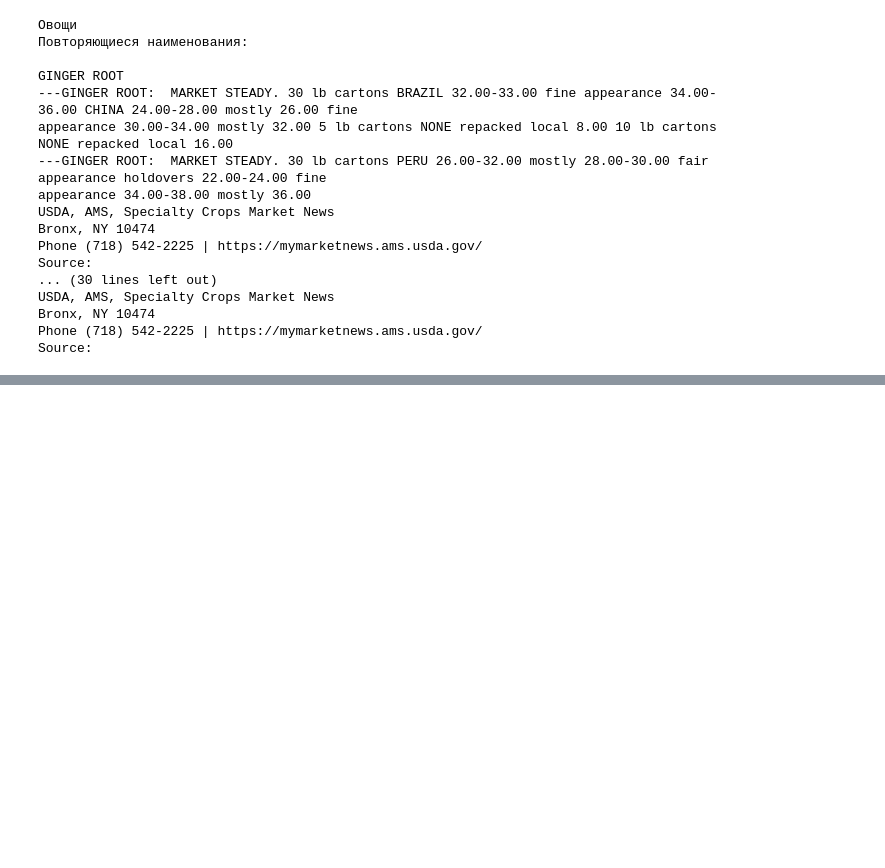
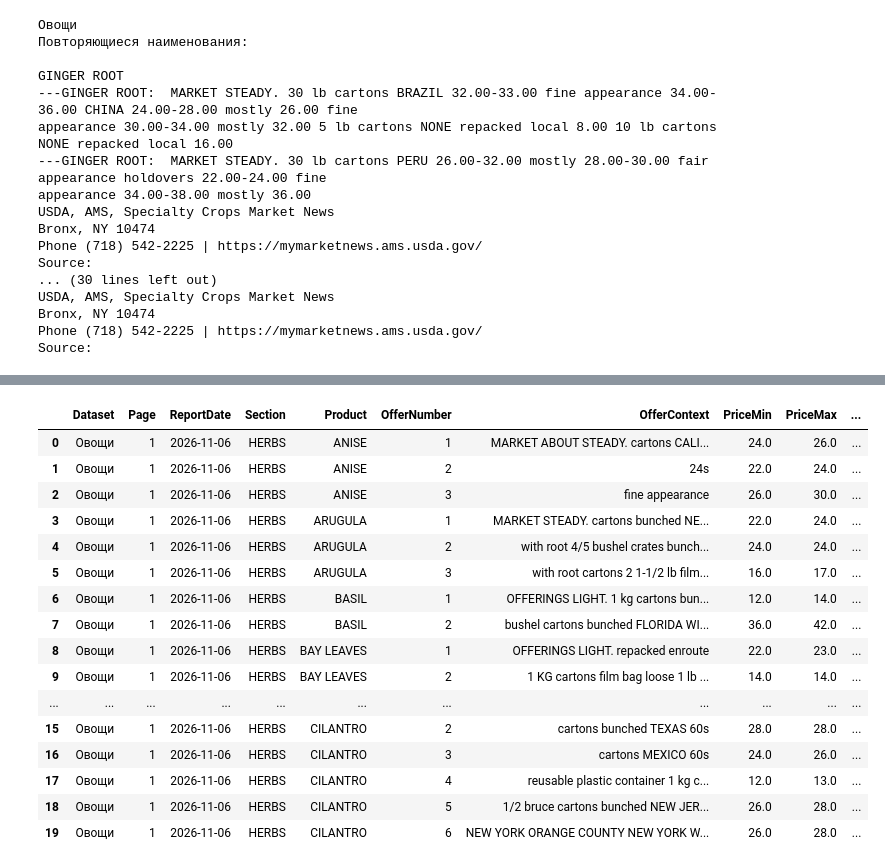
Before and after one commit to sardq/methods-optimizathion-restaurant, a Jupyter notebook: fruifs_vegetables_sales.ipynb, the cells around one changed output, grey strips where cells are left out. Cells and saved outputs as stored; diff of their text form; code cells hidden in the pictures; blank space fills up the shorter version.

```diff
--- a/fruifs_vegetables_sales.ipynb
+++ b/fruifs_vegetables_sales.ipynb
@@ -277,0 +431,7 @@ Source:
+# %%
+for _, row in df_market_records.head(10).iterrows():
+    print(f"Товар: {row['Product']}")
+    print(f"Раздел: {row['Section']}")
+    print(f"Дата: {row['ReportDate']}")
+    print(f"Описание: {row['Description']}")
+    print("-" * 80)
@@ -277,0 +456,71 @@ Source:
+# %%
+price_pattern = re.compile(
+    r"(?<![\d.])(\d{1,3}\.\d{2})(?:\s*-\s*(\d{1,3}\.\d{2}))?"
+)
+price_records = []
+
+for _, row in df_market_records.iterrows():
+
+    description = row["Description"]
+    matches = list(price_pattern.finditer(description))
+
+    offers = []
+
+    for match in matches:
+
+        price_min = float(match.group(1))
+        price_max = (
+            float(match.group(2))
+            if match.group(2)
+            else price_min
+        )
+
+        context = description[:match.start()]
+
+        # Проверяем, является ли цена уточнением mostly
+        is_mostly = bool(
+            re.search(r"\bmostly\s*$", context, re.IGNORECASE)
+        )
+
+        if is_mostly and offers:
+            offers[-1]["MostlyMin"] = price_min
+            offers[-1]["MostlyMax"] = price_max
+            continue
+
+        # Контекст от предыдущей цены до текущей
+        previous_end = (
+            matches[matches.index(match) - 1].end()
+            if matches.index(match) > 0
+            else 0
+        )
+
+        offer_context = description[previous_end:match.start()].strip()
+
+        offers.append({
+            "Dataset": row["Dataset"],
+            "Page": row["Page"],
+            "ReportDate": row["ReportDate"],
+            "Section": row["Section"],
+            "Product": row["Product"],
+            "OfferNumber": len(offers) + 1,
+            "OfferContext": offer_context,
+            "PriceMin": price_min,
+            "PriceMax": price_max,
+            "MostlyMin": None,
+            "MostlyMax": None,
+            "PriceType": (
+                "Диапазон" if match.group(2)
+                else "Одиночная цена"
+            ),
+            "OriginalDescription": description
+        })
+
+    price_records.extend(offers)
+
+df_market_prices = pd.DataFrame(price_records)
+
+print("Количество ценовых предложений:", len(df_market_prices))
+print("Уникальных товаров:", df_market_prices["Product"].nunique())
+
+display(df_market_prices.head(20))
+# %% [output]
@@ -277,0 +529,17 @@ Source:
+|  | Dataset | Page | ReportDate | Section | Product | OfferNumber | OfferContext | PriceMin | PriceMax | ... |
+| 0 | Овощи | 1 | 2026-11-06 | HERBS | ANISE | 1 | MARKET ABOUT STEADY. cartons CALI... | 24.0 | 26.0 | ... |
+| 1 | Овощи | 1 | 2026-11-06 | HERBS | ANISE | 2 | 24s | 22.0 | 24.0 | ... |
+| 2 | Овощи | 1 | 2026-11-06 | HERBS | ANISE | 3 | fine appearance | 26.0 | 30.0 | ... |
+| 3 | Овощи | 1 | 2026-11-06 | HERBS | ARUGULA | 1 | MARKET STEADY. cartons bunched NE... | 22.0 | 24.0 | ... |
+| 4 | Овощи | 1 | 2026-11-06 | HERBS | ARUGULA | 2 | with root 4/5 bushel crates bunch... | 24.0 | 24.0 | ... |
+| 5 | Овощи | 1 | 2026-11-06 | HERBS | ARUGULA | 3 | with root cartons 2 1-1/2 lb film... | 16.0 | 17.0 | ... |
+| 6 | Овощи | 1 | 2026-11-06 | HERBS | BASIL | 1 | OFFERINGS LIGHT. 1 kg cartons bun... | 12.0 | 14.0 | ... |
+| 7 | Овощи | 1 | 2026-11-06 | HERBS | BASIL | 2 | bushel cartons bunched FLORIDA WI... | 36.0 | 42.0 | ... |
+| 8 | Овощи | 1 | 2026-11-06 | HERBS | BAY LEAVES | 1 | OFFERINGS LIGHT. repacked enroute | 22.0 | 23.0 | ... |
+| 9 | Овощи | 1 | 2026-11-06 | HERBS | BAY LEAVES | 2 | 1 KG cartons film bag loose 1 lb ... | 14.0 | 14.0 | ... |
+| ... | ... | ... | ... | ... | ... | ... | ... | ... | ... | ... |
+| 15 | Овощи | 1 | 2026-11-06 | HERBS | CILANTRO | 2 | cartons bunched TEXAS 60s | 28.0 | 28.0 | ... |
+| 16 | Овощи | 1 | 2026-11-06 | HERBS | CILANTRO | 3 | cartons MEXICO 60s | 24.0 | 26.0 | ... |
+| 17 | Овощи | 1 | 2026-11-06 | HERBS | CILANTRO | 4 | reusable plastic container 1 kg c... | 12.0 | 13.0 | ... |
+| 18 | Овощи | 1 | 2026-11-06 | HERBS | CILANTRO | 5 | 1/2 bruce cartons bunched NEW JER... | 26.0 | 28.0 | ... |
+| 19 | Овощи | 1 | 2026-11-06 | HERBS | CILANTRO | 6 | NEW YORK ORANGE COUNTY NEW YORK W... | 26.0 | 28.0 | ... |
```
Also changed, not shown: parts of 35 cells of this notebook, 24 other files.
